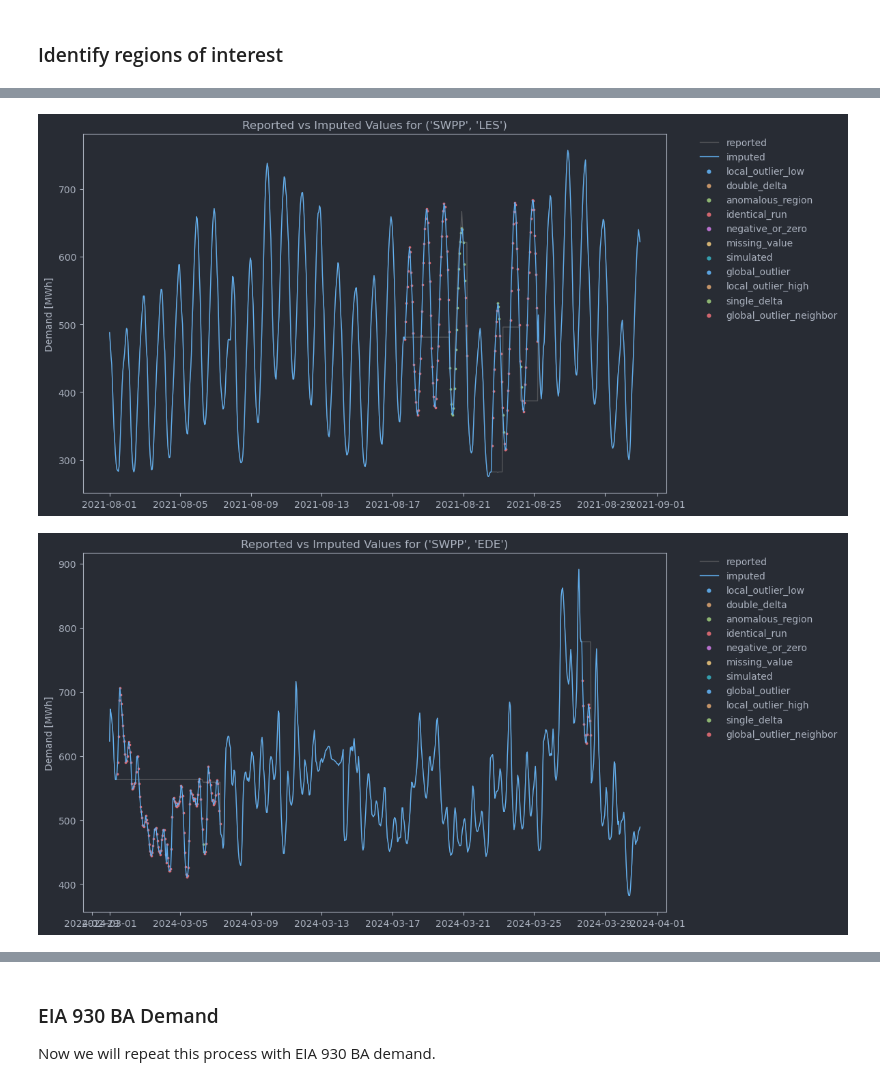
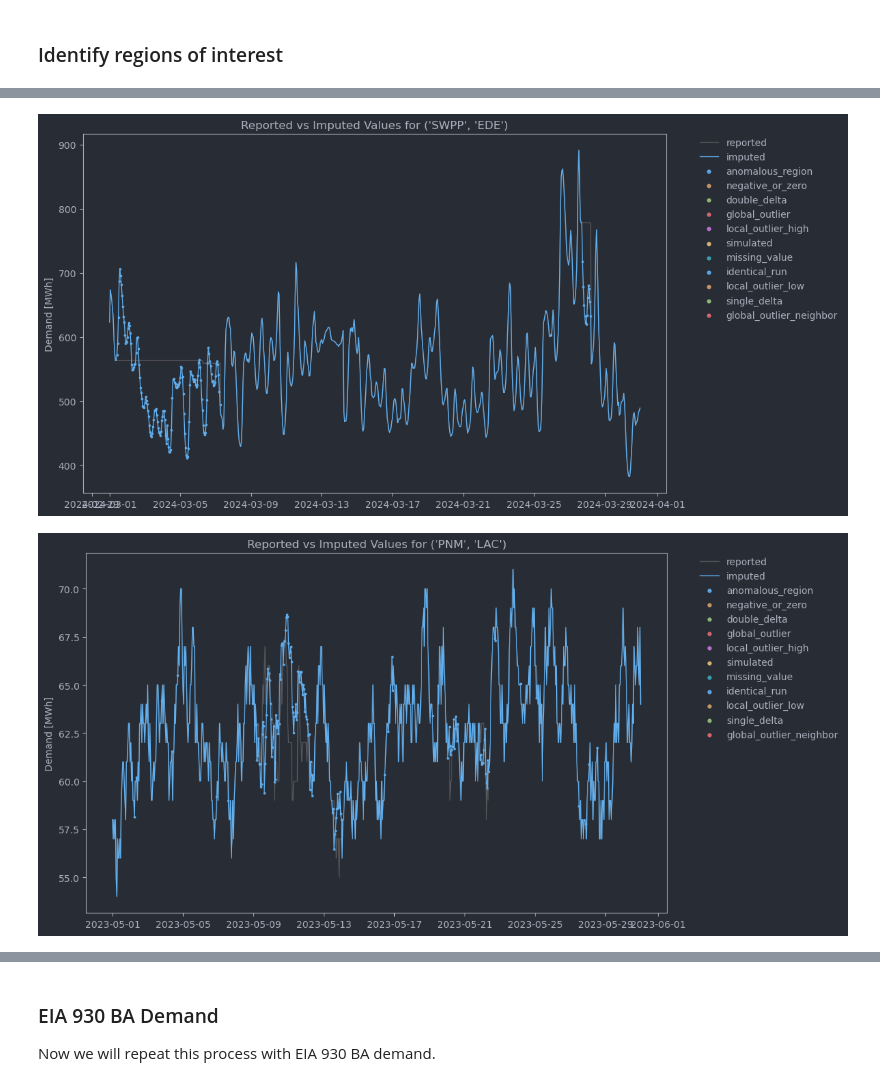
Before and after one commit to catalyst-cooperative/pudl-examples, a Jupyter notebook: 03-pudl-imputed-demand.ipynb, the cells around one changed output, grey strips where cells are left out. Drawn from its saved outputs; the diff is of its cells as text; code cells hidden in the pictures.

Commit message:
Make selection of subregions/BA's for plotting more deterministic

```diff
--- a/03-pudl-imputed-demand.ipynb
+++ b/03-pudl-imputed-demand.ipynb
@@ -164,15 +186,18 @@ subregion_months_of_interest
 # %%
-for month in subregion_months_of_interest.iterrows():
+for month, subregion_idx_vals in [
+    ("2024-03-01", ("SWPP", "EDE")),
+    ("2023-05-01", ("PNM", "LAC")),
+]:
     plot_imputation(
         eia930_subregion_demand,
         idx_cols=subregion_idx_cols,
-        idx_vals=tuple(month[1][subregion_idx_cols]),
-        start_date=month[1]["month"],
-        end_date=month[1]["month"] + MonthEnd(),
+        idx_vals=subregion_idx_vals,
+        start_date=month,
+        end_date=pd.Timestamp(month) + MonthEnd(),
         reported_col="demand_reported_mwh",
         imputed_col="demand_imputed_pudl_mwh",
     )
 # %% [output]
-[figure, old version]
+[figure, new version]
-[figure, old version]
+[figure, new version]
 # %% [markdown]
```
Also changed, not shown: parts of 8 cells of this notebook.
